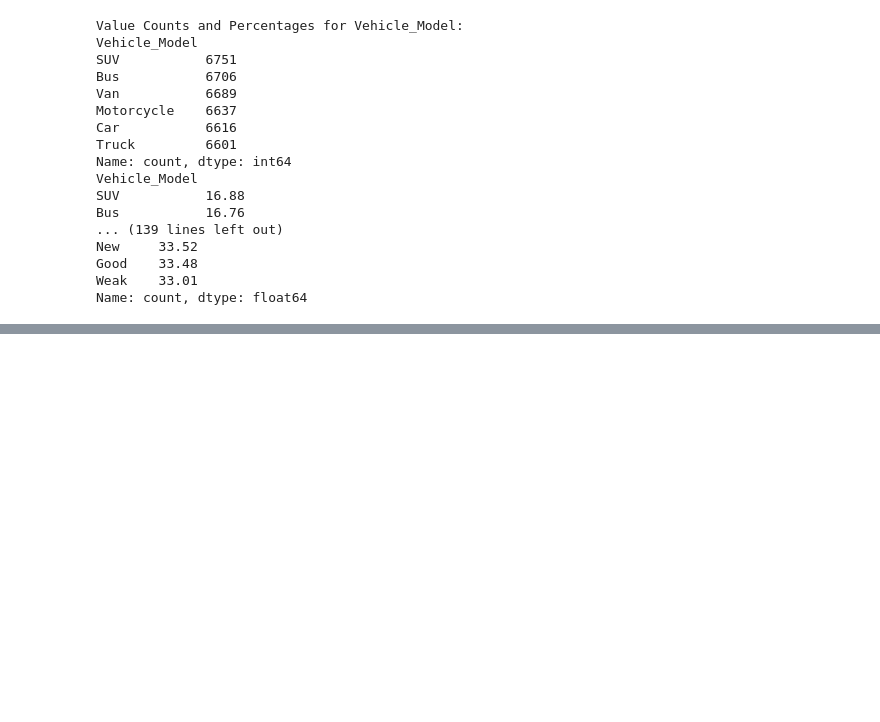
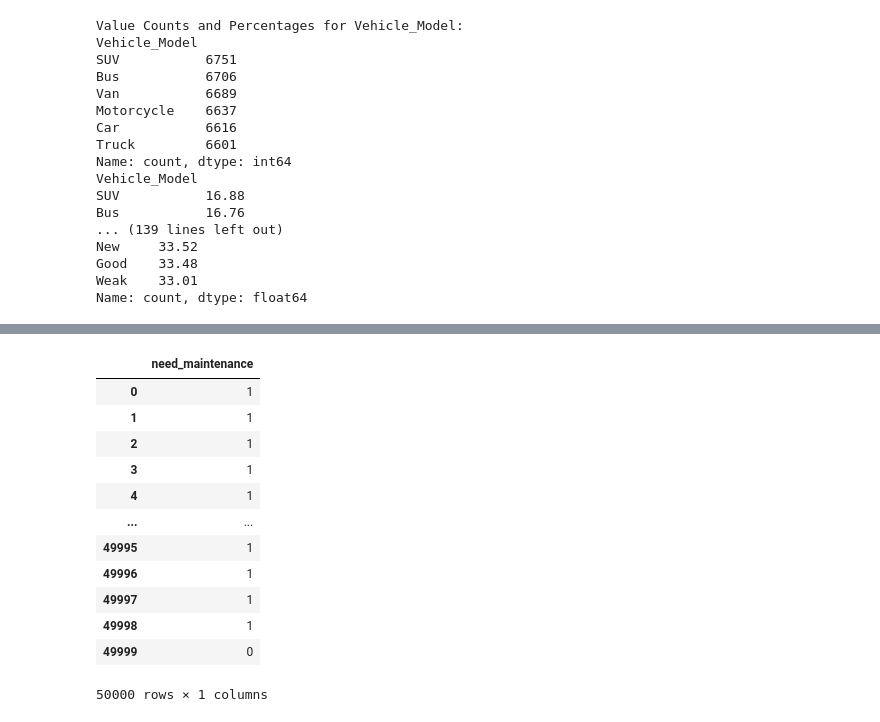
Before and after one commit to sahil82764/Vehicle_Maintenance_Prediction, a Jupyter notebook: samp1.ipynb, the cells around one changed output, grey strips where cells are left out. Cells and saved outputs as stored; diff of their text form; code cells hidden in the pictures; blank space fills up the shorter version.

```diff
--- a/samp1.ipynb
+++ b/samp1.ipynb
@@ -631,0 +653,16 @@ Name: count, dtype: float64
+# %%
+y
+# %% [output]
+|  | need_maintenance |
+| 0 | 1 |
+| 1 | 1 |
+| 2 | 1 |
+| 3 | 1 |
+| 4 | 1 |
+| ... | ... |
+| 49995 | 1 |
+| 49996 | 1 |
+| 49997 | 1 |
+| 49998 | 1 |
+| 49999 | 0 |
+50000 rows × 1 columns
```
Also changed, not shown: parts of 6 cells of this notebook, 29 other files.
